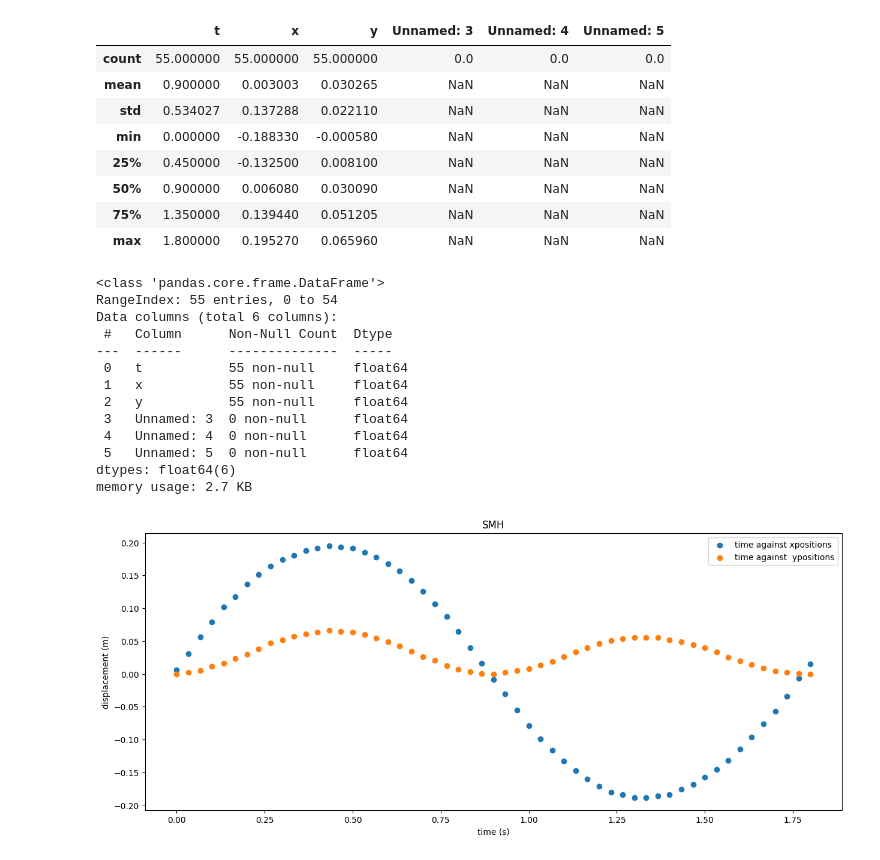
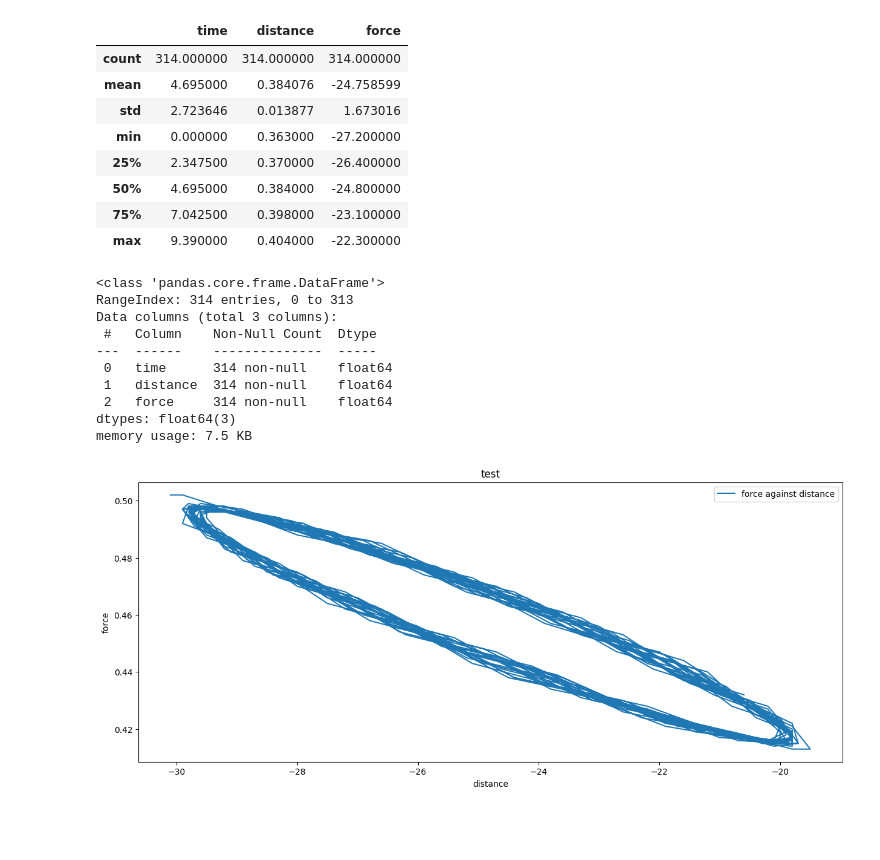
Before and after one commit to ClarkieUK/Data-Analysis, a Jupyter notebook: notebook.ipynb, the cells around one changed output. Cells and saved outputs as stored; diff of their text form; code cells hidden in the pictures; blank space fills up the shorter version.

```diff
--- a/notebook.ipynb
+++ b/notebook.ipynb
@@ -4,37 +4,48 @@ import numpy as np
 import matplotlib.pyplot as plt
 import math
 
-data_path = "C:\\tools\\TrackerExcel\\PendulumTest.csv"
+# L spring rest = 28.3
+
+# L spring extended = 33.2
+
+#data_path = "C:\\tools\\TrackerExcel\\PendulumTest.csv"
+
+data_path = "C:\\tools\\TrackerExcel\\lab-smh-a-dataset1.csv"
+
+data_path2 = "C:\\tools\\TrackerExcel\\lab-smh-a-dataset2.csv"
+
+#data_path = "C:\\tools\\TrackerExcel\\PendulumTest2.csv"
+
+#data_path = "C:\\tools\\TrackerExcel\\PendulumTest3.csv"
 
 
 data = pd.read_csv(data_path)
+
+data2 = pd.read_csv(data_path2)
 # %%
-data.describe() # shows all main columns of data with the stats of each column.
+data2.describe() # shows all main columns of data with the stats of each column.
 # %% [output]
-|  | t | x | y | Unnamed: 3 | Unnamed: 4 | Unnamed: 5 |
-| count | 55.000000 | 55.000000 | 55.000000 | 0.0 | 0.0 | 0.0 |
-| mean | 0.900000 | 0.003003 | 0.030265 | NaN | NaN | NaN |
-| std | 0.534027 | 0.137288 | 0.022110 | NaN | NaN | NaN |
-| min | 0.000000 | -0.188330 | -0.000580 | NaN | NaN | NaN |
-| 25% | 0.450000 | -0.132500 | 0.008100 | NaN | NaN | NaN |
-| 50% | 0.900000 | 0.006080 | 0.030090 | NaN | NaN | NaN |
-| 75% | 1.350000 | 0.139440 | 0.051205 | NaN | NaN | NaN |
-| max | 1.800000 | 0.195270 | 0.065960 | NaN | NaN | NaN |
+|  | time | distance | force |
+| count | 314.000000 | 314.000000 | 314.000000 |
+| mean | 4.695000 | 0.384076 | -24.758599 |
+| std | 2.723646 | 0.013877 | 1.673016 |
+| min | 0.000000 | 0.363000 | -27.200000 |
+| 25% | 2.347500 | 0.370000 | -26.400000 |
+| 50% | 4.695000 | 0.384000 | -24.800000 |
+| 75% | 7.042500 | 0.398000 | -23.100000 |
+| max | 9.390000 | 0.404000 | -22.300000 |
 # %%
-data.info() # shows more sample information about the data you have created like how many entries it has , mentions the data type
+data2.info() # shows more sample information about the data you have created like how many entries it has , mentions the data type
             # and also shows the column name
             # mentions
 # %% [output]
 <class 'pandas.core.frame.DataFrame'>
-RangeIndex: 55 entries, 0 to 54
-Data columns (total 6 columns):
- #   Column      Non-Null Count  Dtype
----  ------      --------------  -----
- 0   t           55 non-null     float64
- 1   x           55 non-null     float64
- 2   y           55 non-null     float64
- 3   Unnamed: 3  0 non-null      float64
- 4   Unnamed: 4  0 non-null      float64
- 5   Unnamed: 5  0 non-null      float64
-dtypes: float64(6)
-memory usage: 2.7 KB
+RangeIndex: 314 entries, 0 to 313
+Data columns (total 3 columns):
+ #   Column    Non-Null Count  Dtype
+---  ------    --------------  -----
+ 0   time      314 non-null    float64
+ 1   distance  314 non-null    float64
+ 2   force     314 non-null    float64
+dtypes: float64(3)
+memory usage: 7.5 KB
@@ -45,18 +52,25 @@ ydisplacement = data['y']
+# %%
+time = data['time']
+distance = data['distance']
+force = data['force']
+
+time2 = data2['time']
+distance2 = data2['distance']
+force2 = data2['force']
 # %%
 fig, ax = plt.subplots(figsize=(15, 6))
-ax.scatter(time, xdisplacement,label = "time against xpositions")
-ax.scatter(time, ydisplacement, label = "time against  ypositions")
+ax.plot((force), distance, label = "force against distance")
 ax.legend()
 
 
-plt.xlabel("time (s)")
-plt.ylabel("displacement (m)")
-plt.title("SMH")
+plt.xlabel("distance")
+plt.ylabel("force")
+plt.title("test")
 
 
 
 
 
 plt.show()
 # %% [output]
-[figure, old version]
+[figure, new version]
```
Also changed, not shown: parts of 8 cells of this notebook, 1 other file.
